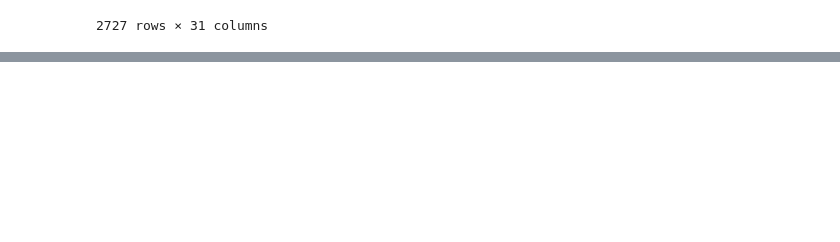
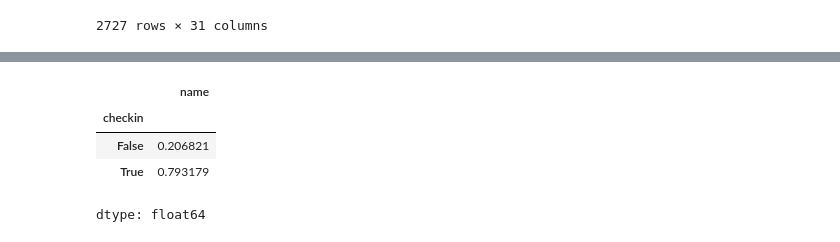
Before and after one commit to newmantldr/MUTS25, a Jupyter notebook: MUTS25.ipynb, the cells around one changed output, grey strips where cells are left out. Cells and saved outputs as stored; diff of their text form; code cells hidden in the pictures; blank space fills up the shorter version.

```diff
--- a/MUTS25.ipynb
+++ b/MUTS25.ipynb
@@ -143,0 +149,9 @@ raceGrpd['name']/raceGrpd['name'].sum()
+# %%
+checkinGrpd = moviesTXT.groupby('checkin').count()
+checkinGrpd['name']/checkinGrpd['name'].sum()
+# %% [output]
+|  | name |
+| checkin |  |
+| False | 0.206821 |
+| True | 0.793179 |
+dtype: float64
```
Also changed, not shown: parts of 3 cells of this notebook.
